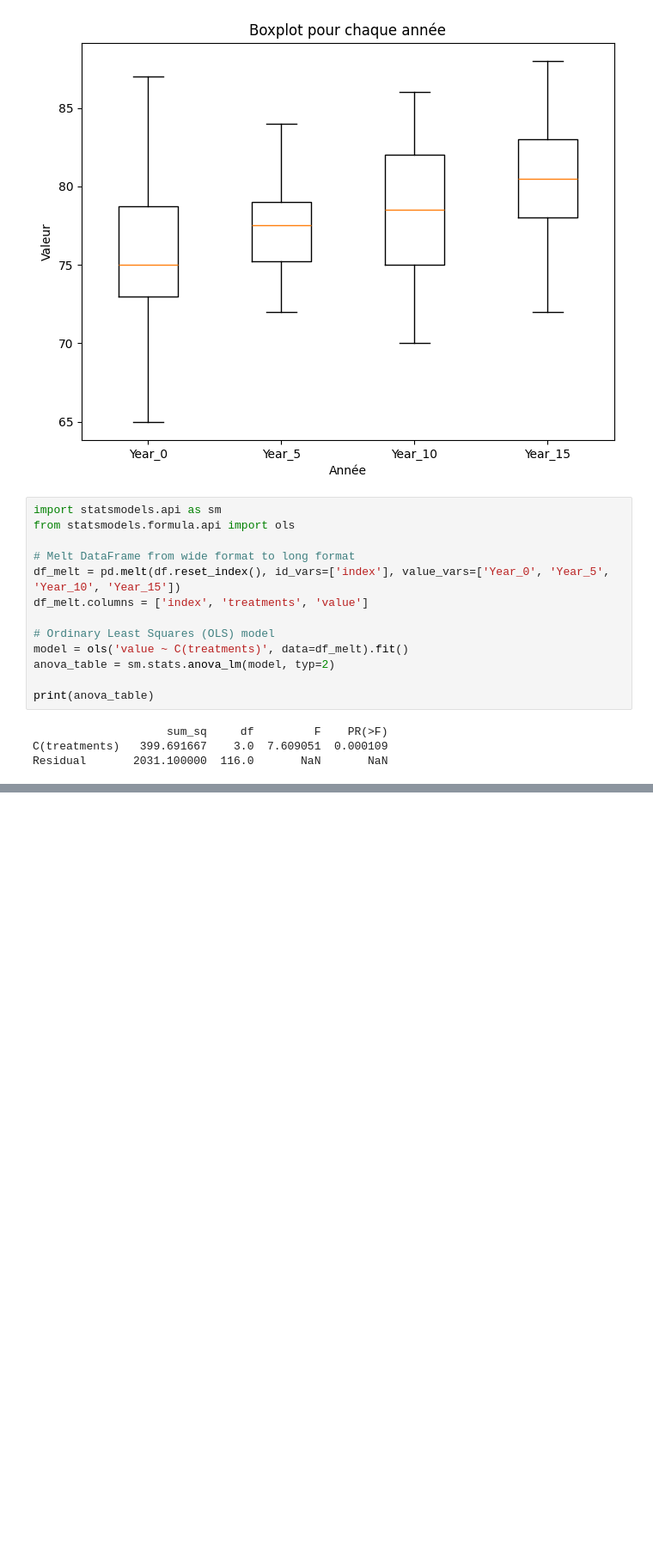
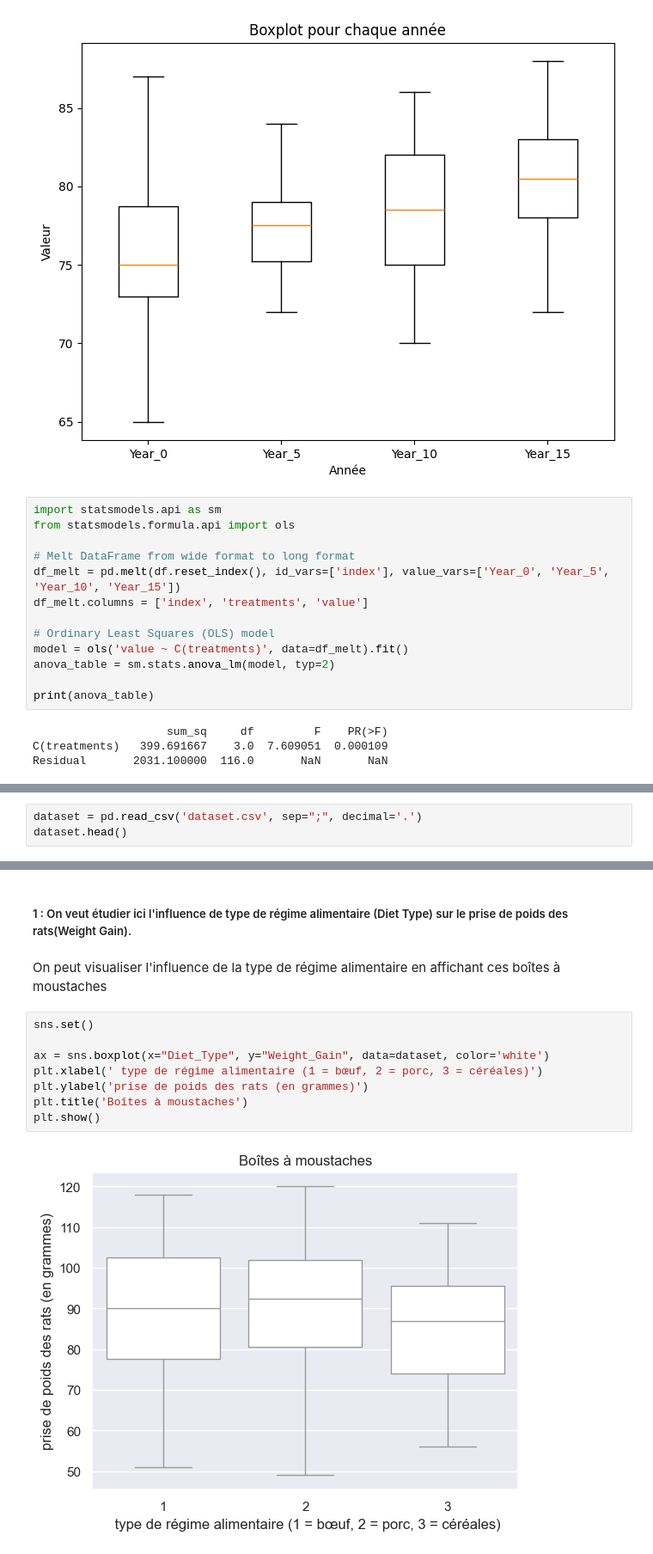
Before and after one commit to imad-oi/anova, a Jupyter notebook: index.ipynb, the cells around one changed output, grey strips where cells are left out. Shown at 86% size. Drawn from its saved outputs; the diff is of its cells as text; blank space fills up the shorter version.

```diff
--- a/index.ipynb
+++ b/index.ipynb
@@ -93,0 +102,3 @@ Residual       2031.100000  116.0       NaN       NaN
+# %%
+dataset = pd.read_csv('dataset.csv', sep=";", decimal='.')
+dataset.head()
@@ -93,0 +112,14 @@ Residual       2031.100000  116.0       NaN       NaN
+# %% [markdown]
+##### 1 : On veut étudier ici l'influence de type de régime alimentaire (Diet Type) sur le prise de poids des rats(Weight Gain).
+# %% [markdown]
+On peut visualiser l'influence de la type de régime alimentaire en affichant ces boîtes à moustaches
+# %%
+sns.set()
+
+ax = sns.boxplot(x="Diet_Type", y="Weight_Gain", data=dataset, color='white')
+plt.xlabel(' type de régime alimentaire (1 = bœuf, 2 = porc, 3 = céréales)')
+plt.ylabel('prise de poids des rats (en grammes)')
+plt.title('Boîtes à moustaches')
+plt.show()
+# %% [output]
+[figure, added]
```
Also changed, not shown: parts of 12 cells of this notebook, 1 other file.
